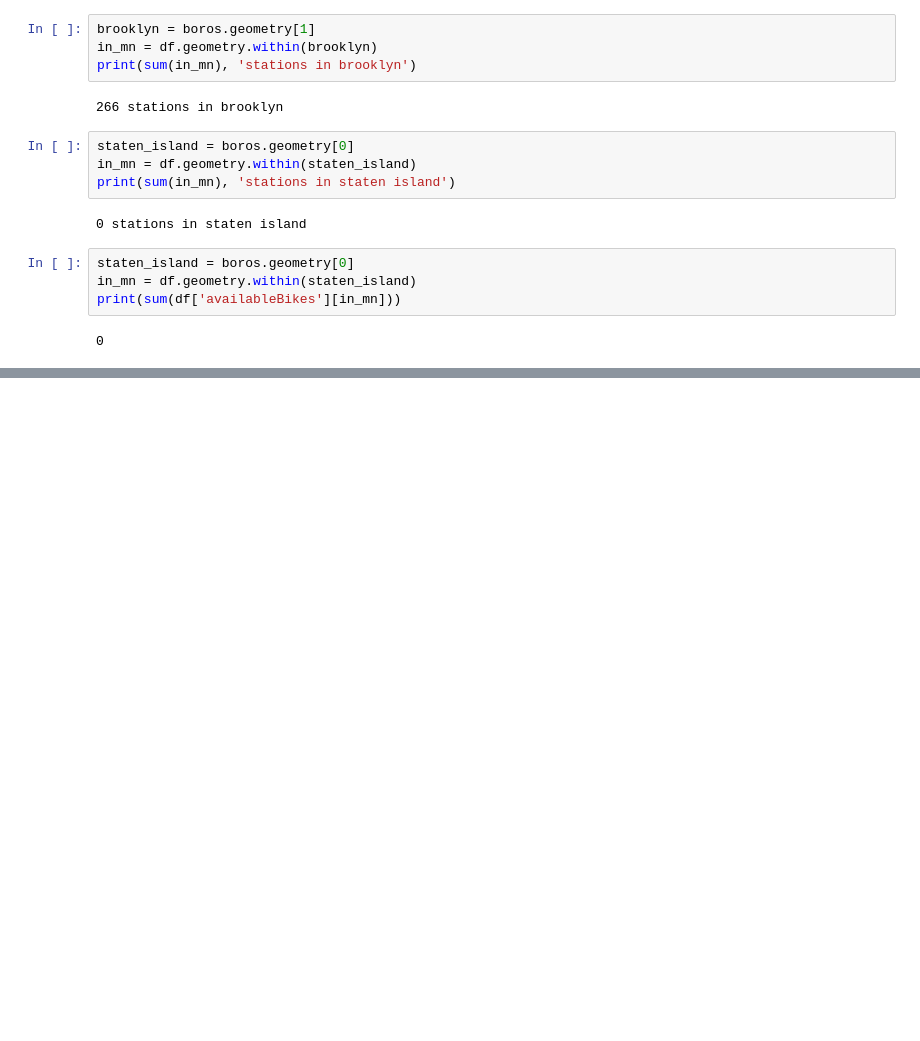
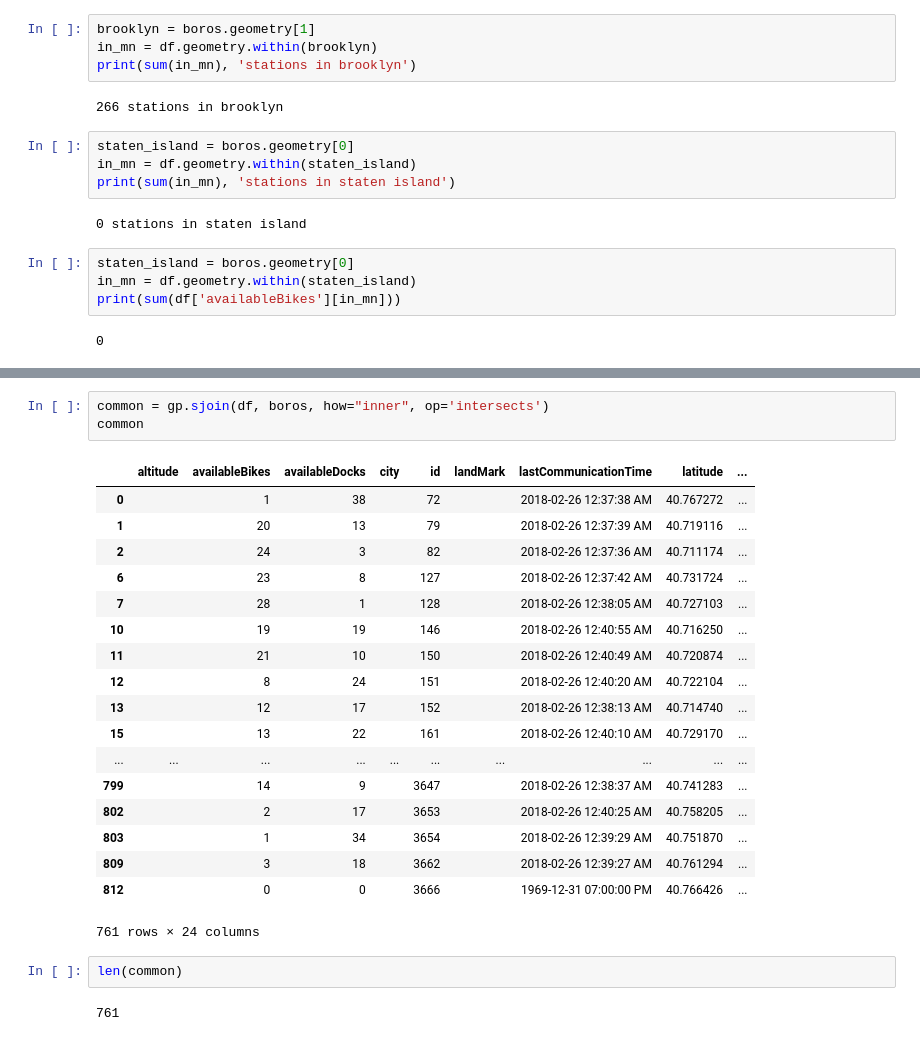
Before and after one commit to FRA228/ce599, a Jupyter notebook: 10-Spatial Analysis/citibike.ipynb, the cells around one changed output, grey strips where cells are left out. Saved outputs shown, nothing was run; the diff lists cells and outputs as text; blank space fills up the shorter version.

```diff
--- a/10-Spatial Analysis/citibike.ipynb
+++ b/10-Spatial Analysis/citibike.ipynb
@@ -131,0 +199,26 @@ print(sum(df['availableBikes'][in_mn]))
+# %%
+common = gp.sjoin(df, boros, how="inner", op='intersects')
+common
+# %% [output]
+|  | altitude | availableBikes | availableDocks | city | id | landMark | lastCommunicationTime | latitude | ... |
+| 0 |  | 1 | 38 |  | 72 |  | 2018-02-26 12:37:38 AM | 40.767272 | ... |
+| 1 |  | 20 | 13 |  | 79 |  | 2018-02-26 12:37:39 AM | 40.719116 | ... |
+| 2 |  | 24 | 3 |  | 82 |  | 2018-02-26 12:37:36 AM | 40.711174 | ... |
+| 6 |  | 23 | 8 |  | 127 |  | 2018-02-26 12:37:42 AM | 40.731724 | ... |
+| 7 |  | 28 | 1 |  | 128 |  | 2018-02-26 12:38:05 AM | 40.727103 | ... |
+| 10 |  | 19 | 19 |  | 146 |  | 2018-02-26 12:40:55 AM | 40.716250 | ... |
+| 11 |  | 21 | 10 |  | 150 |  | 2018-02-26 12:40:49 AM | 40.720874 | ... |
+| 12 |  | 8 | 24 |  | 151 |  | 2018-02-26 12:40:20 AM | 40.722104 | ... |
+| 13 |  | 12 | 17 |  | 152 |  | 2018-02-26 12:38:13 AM | 40.714740 | ... |
+| 15 |  | 13 | 22 |  | 161 |  | 2018-02-26 12:40:10 AM | 40.729170 | ... |
+| ... | ... | ... | ... | ... | ... | ... | ... | ... | ... |
+| 799 |  | 14 | 9 |  | 3647 |  | 2018-02-26 12:38:37 AM | 40.741283 | ... |
+| 802 |  | 2 | 17 |  | 3653 |  | 2018-02-26 12:40:25 AM | 40.758205 | ... |
+| 803 |  | 1 | 34 |  | 3654 |  | 2018-02-26 12:39:29 AM | 40.751870 | ... |
+| 809 |  | 3 | 18 |  | 3662 |  | 2018-02-26 12:39:27 AM | 40.761294 | ... |
+| 812 |  | 0 | 0 |  | 3666 |  | 1969-12-31 07:00:00 PM | 40.766426 | ... |
+761 rows × 24 columns
+# %%
+len(common)
+# %% [output]
+761
```
Also changed, not shown: parts of 16 cells of this notebook, 1 other file.
